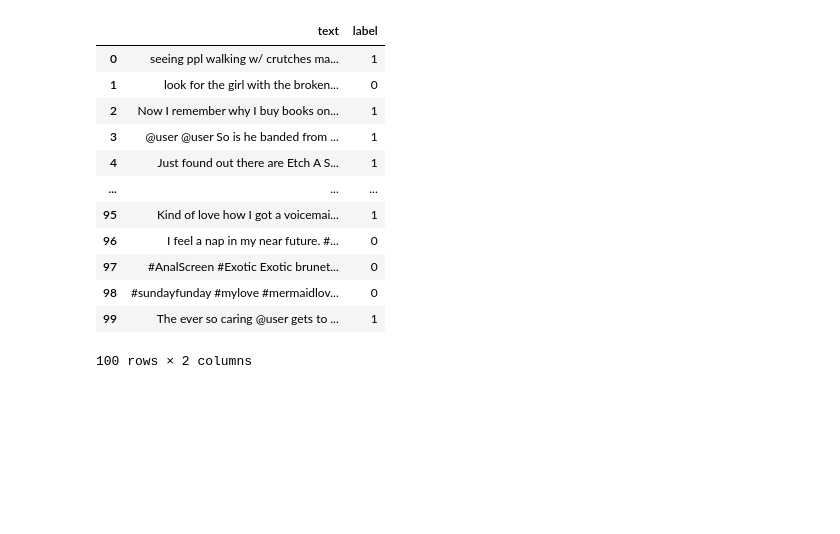
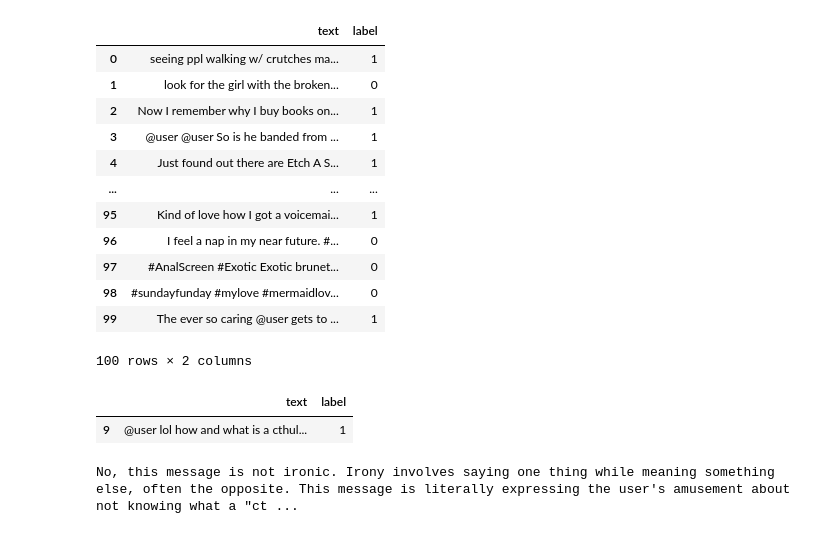
Before and after one commit to Jonas-Barth/bachelor, a Jupyter notebook: score calcs.ipynb, the cells around one changed output. Drawn from its saved outputs; the diff is of its cells as text; code cells hidden in the pictures; blank space fills up the shorter version.

```diff
--- a/score calcs.ipynb
+++ b/score calcs.ipynb
@@ -244,18 +244,21 @@ else:
 # %%
 # manually extract one line of a dataset
 import pandas as pd
 path = "datasets\\tweet_eval_irony_train.csv"
 dataset = pd.read_csv(path)
 dataset = dataset.head(100)
 finalRow = []
 
 for index, row in dataset.iterrows():
     if ("Halfway thorough my workday ... Woooo" in row[0]):
 	    finalRow.append(row)
 
-finalRow[0][0] = "Halfway through my workday ... Woooo"
+finalRow[0][0] = "@user lol how and what is a cthulhu ?? Funny autocorrect so helpful"
 finalRow[0]
 dataset.loc[9] = finalRow[0]
 dataset = dataset.iloc[[9]]
 dataset
-dataset.to_csv("datasets\\test7.csv", index=False)
+#dataset.to_csv("datasets\\test9.csv", index=False)
+# %% [output]
+|  | text | label |
+| 9 | @user lol how and what is a cthul... | 1 |
@@ -261,0 +289,7 @@ dataset.to_csv("datasets\\test7.csv", index=False)
+# %%
+response = gptNoHistory(dataset, "Is this message ironic? Give your reasoning.", 'gpt-4')
+response
+for index, row in response.iterrows():
+    print(row[1])
+# %% [output]
+No, this message is not ironic. Irony involves saying one thing while meaning something else, often the opposite. This message is literally expressing the user's amusement about not knowing what a "ct ...
```
Also changed, not shown: parts of 2 cells of this notebook, 17 other files.
